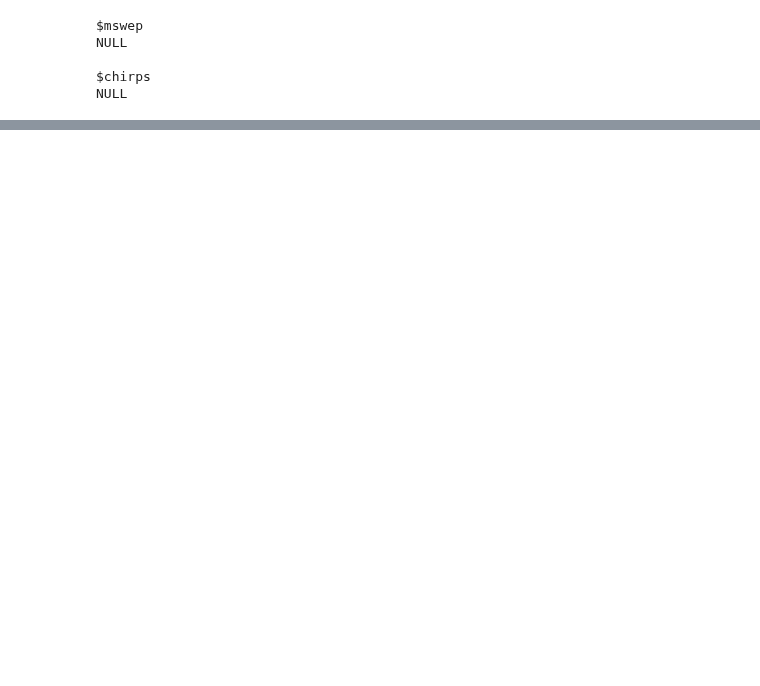
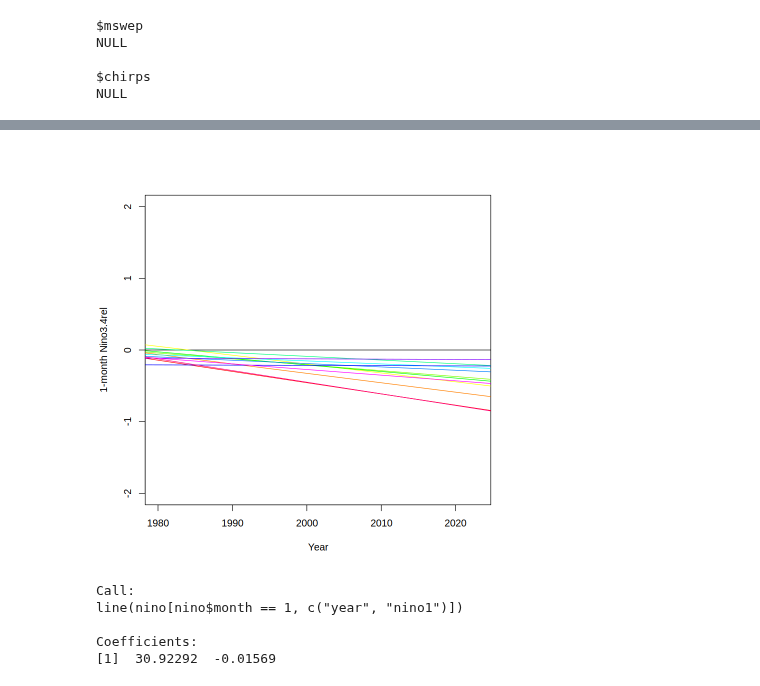
Before and after one commit to clairbarnes/wwa-archive, a Jupyter notebook: 23-09_Panama-drought/panama-drought-R.ipynb, the cells around one changed output, grey strips where cells are left out. Saved outputs shown, nothing was run; the diff lists cells and outputs as text; code cells hidden in the pictures; blank space fills up the shorter version.

```diff
--- a/23-09_Panama-drought/panama-drought-R.ipynb
+++ b/23-09_Panama-drought/panama-drought-R.ipynb
@@ -18,0 +87,22 @@ NULL
+# %%
+m <- 3
+df_m <- merge(merge(mswep[mswep$month == m, c("year", "pr6m")], nino[nino$month == m, c("year", "nino6")]), gmst)
+
+cols <- rainbow(12)
+plot(0, type = "n", xlim = c(1980, 2023), ylim = c(-2,2), xlab = "Year", ylab = "1-month Nino3.4rel")
+abline(h = 0, col = "black")
+invisible(sapply(1:12, function(i) {
+
+    abline(line(nino[nino$month == i, c("year", "nino1")]), col = cols[i])
+}))
+# decreasing trend in Nino3.4rel. Possibly due to over-zealous detrending?
+# %% [output]
+[figure, added]
+# %%
+line(nino[nino$month == 1, c("year", "nino1")])
+# %% [output]
+Call:
+line(nino[nino$month == 1, c("year", "nino1")])
+
+Coefficients:
+[1]  30.92292  -0.01569
```
Also changed, not shown: parts of 12 cells of this notebook, 1 other file.
